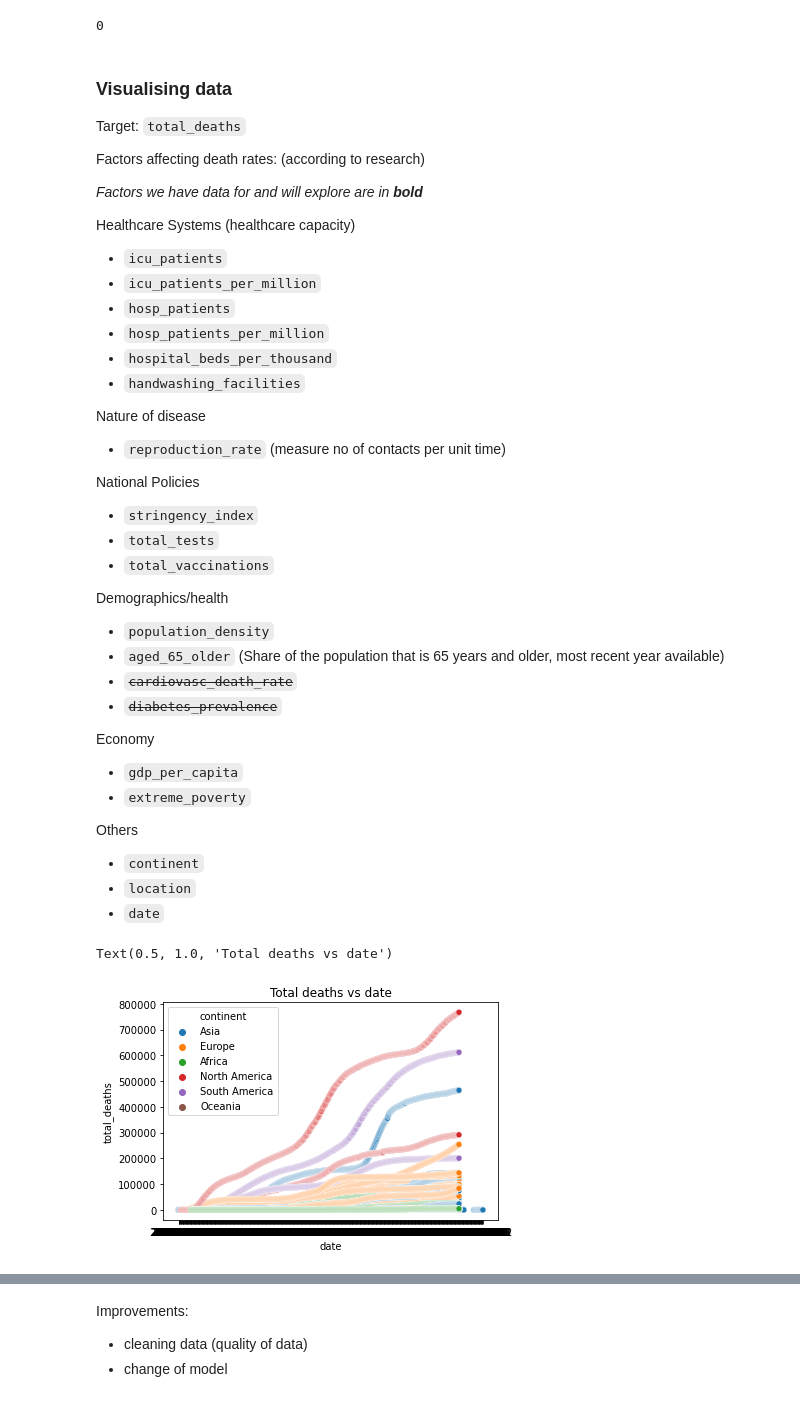
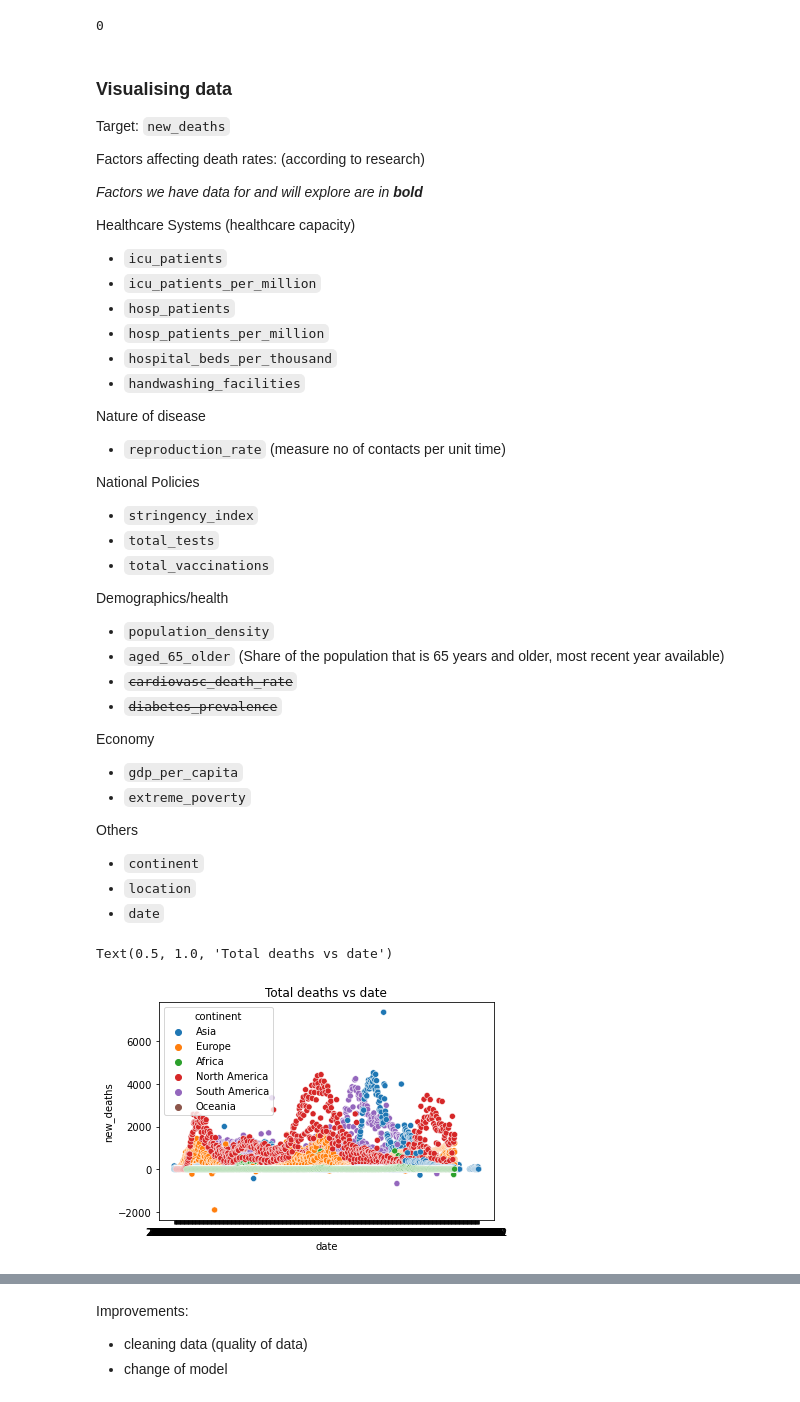
Before and after one commit to shanghongsim/term3_dtp, a Jupyter notebook: T3 2D project .ipynb, the cells around one changed output, grey strips where cells are left out. Saved outputs shown, nothing was run; the diff lists cells and outputs as text; code cells hidden in the pictures.

```diff
--- a/T3 2D project .ipynb
+++ b/T3 2D project .ipynb
@@ -72,7 +72,7 @@ df.duplicated().sum()
 # %% [markdown]
 ### Visualising data
 
-Target: `total_deaths`
+Target: `new_deaths`
 
 Factors affecting death rates: (according to research)
 
@@ -109,10 +109,10 @@ Others
 - `location`
 - `date`
 # %%
-myplot = sns.scatterplot(x='date', y='total_deaths', hue='continent', data=df)
+myplot = sns.scatterplot(x='date', y='new_deaths', hue='continent', data=df)
 myplot.set_title('Total deaths vs date', fontsize=12)
 # %% [output]
 Text(0.5, 1.0, 'Total deaths vs date')
-[figure, old version]
+[figure, new version]
 # %%
 columns_cat=['date','location','continent']
```
Also changed, not shown: parts of 12 cells of this notebook, 3 other files.
